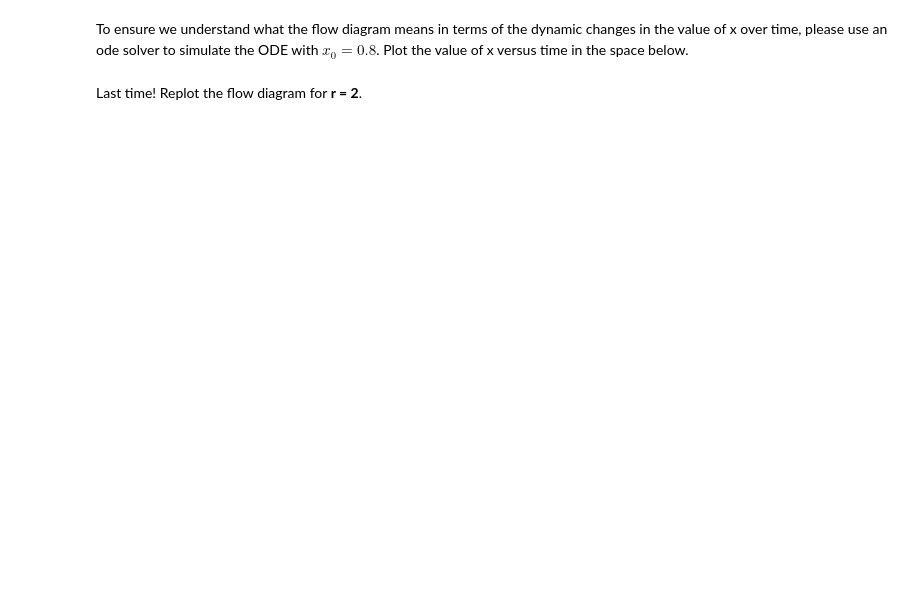
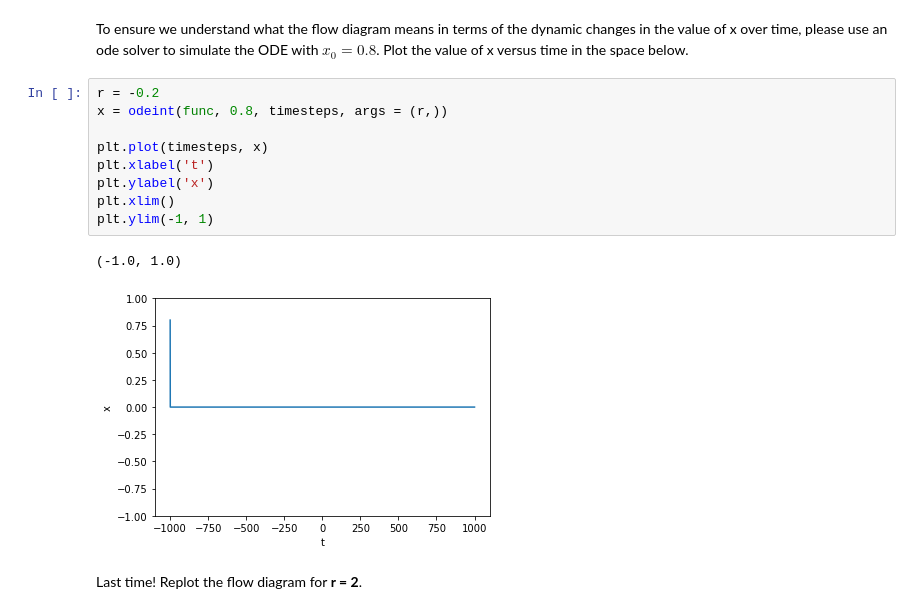
Before and after one commit to mdsnbutler/ChE_2410-Public-Repo, a Jupyter notebook: Homework/Homework 7 Flow on a Line.ipynb, the cells around one changed output. Cells and saved outputs as stored; diff of their text form; blank space fills up the shorter version.

```diff
--- a/Homework/Homework 7 Flow on a Line.ipynb
+++ b/Homework/Homework 7 Flow on a Line.ipynb
@@ -18,4 +66,16 @@ In the cell below answer : How many steadystates are there and what are their ap
 # %% [markdown]
 To ensure we understand what the flow diagram means in terms of the dynamic changes in the value of x over time, please use an ode solver to simulate the ODE with $x_0 = 0.8$. Plot the value of x versus time in the space below.
+# %%
+r = -0.2
+x = odeint(func, 0.8, timesteps, args = (r,))
+
+plt.plot(timesteps, x)
+plt.xlabel('t')
+plt.ylabel('x')
+plt.xlim()
+plt.ylim(-1, 1)
+# %% [output]
+(-1.0, 1.0)
+[figure, added]
 # %% [markdown]
 Last time! Replot the flow diagram for **r = 2**.
```
Also changed, not shown: parts of 6 cells of this notebook.
